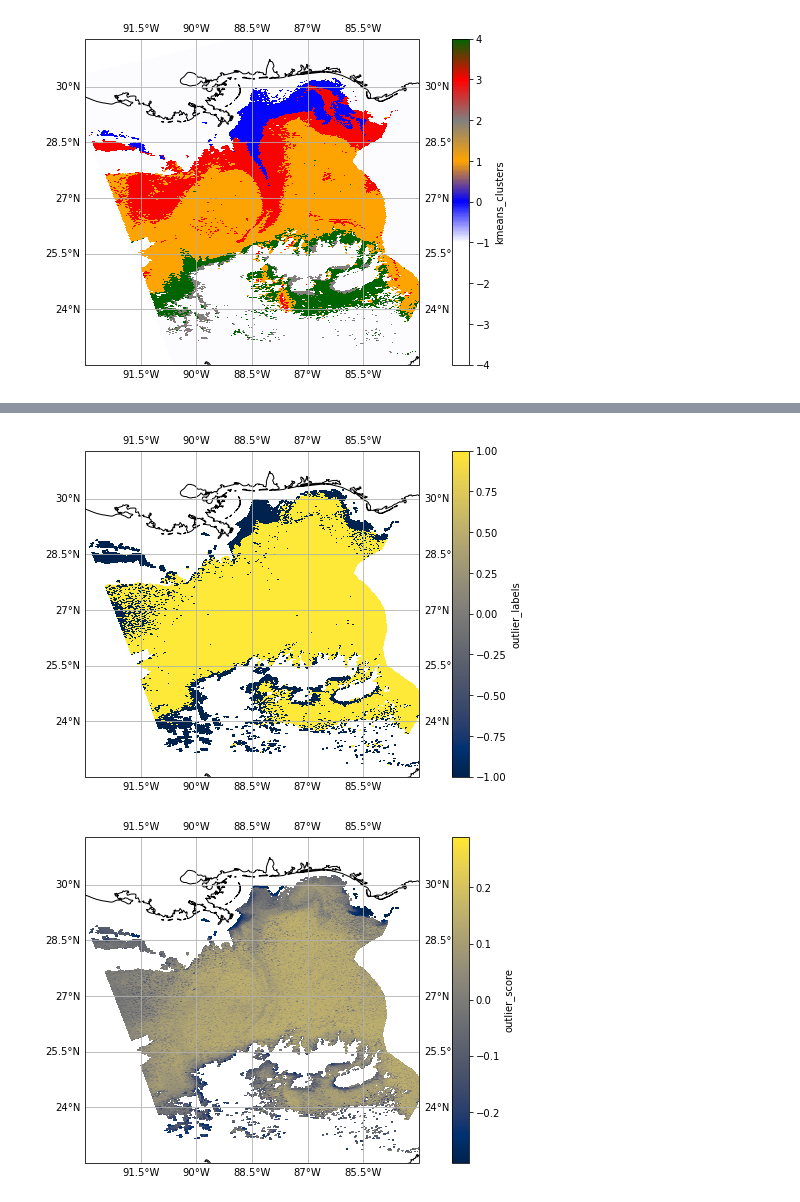
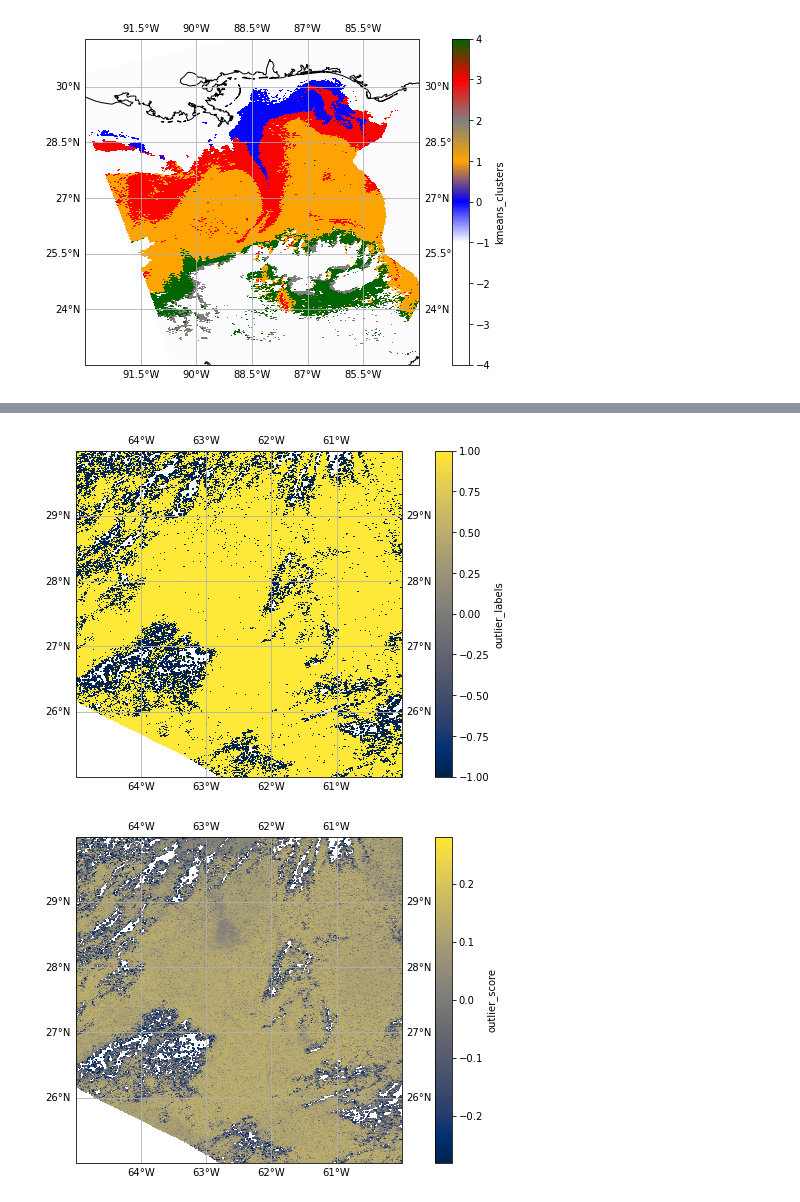
Before and after one commit to patrickcgray/ml_in_ocean_rs, a Jupyter notebook: clustering_pace.ipynb, the cells around one changed output, grey strips where cells are left out. Cells and saved outputs as stored; diff of their text form; code cells hidden in the pictures.

```diff
--- a/clustering_pace.ipynb
+++ b/clustering_pace.ipynb
@@ -150,7 +170,8 @@ Text(0.5, 1.0, 'Elbow curve')
 # %%
 from sklearn.cluster import KMeans
 
-X = masked_flat_xds[:,20:]
+# X = masked_flat_xds[:,20:]
+X = (masked_flat_xds[:,20:].T/masked_flat_xds[:,45]).T
 
 kmeans = KMeans(n_clusters=5, random_state=42,).fit(X)
 # %%
@@ -217,5 +238,6 @@ Attributes: (12/45)
 # %%
-kmeans_grid = all_clusters.reshape(1709,1272)
+# kmeans_grid = all_clusters.reshape(1709,1272)
+kmeans_grid = all_clusters.reshape(1710,1272)
 # %%
 xds_subset['kmeans_clusters'] = xr.DataArray(kmeans_grid, dims=['x', 'y'])
 # %%
@@ -294,7 +328,7 @@ all_outliers = np.zeros(flat_xds.shape[0])
 all_outliers[:] = np.nan
 all_outliers[mask] = outlier_score
 
-outlier_grid = all_outliers.reshape(1709,1272)
+outlier_grid = all_outliers.reshape(1710,1272)
 
 xds_subset['outlier_score'] = xr.DataArray(outlier_grid, dims=['x', 'y'])
 # %%
@@ -302,6 +336,6 @@ all_outlier_labs = np.zeros(flat_xds.shape[0])
 all_outlier_labs[:] = np.nan
 all_outlier_labs[mask] = outlier_labels
 
-outlier_lab_grid = all_outlier_labs.reshape(1709,1272)
+outlier_lab_grid = all_outlier_labs.reshape(1710,1272)
 
 xds_subset['outlier_labels'] = xr.DataArray(outlier_lab_grid, dims=['x', 'y'])
@@ -308,22 +362,25 @@ xds_subset['outlier_labels'] = xr.DataArray(outlier_lab_grid, dims=['x', 'y'])
 # %%
 fig, ax = plt.subplots(figsize=(12,6), subplot_kw=dict(projection=crs.PlateCarree()))
 ax.coastlines(resolution='10m')
 
 # ax.set_ylim(36,42)
 # ax.set_xlim(-72.5,-70)
 
-ax.set_ylim(22.5,31.3)
-ax.set_xlim(-93,-84)
+ax.set_xlim(-65,-60)
+ax.set_ylim(25,30)
+
+# ax.set_ylim(22.5,31.3)
+# ax.set_xlim(-93,-84)
 
 xds_subset.outlier_labels.plot(ax=ax, x='longitude', y='latitude', cmap='cividis')
 
 gl = ax.gridlines(draw_labels=True)
 
 # plt.savefig('figs/440nm_northwest_atlantic_pace.png',dpi=300)
 
 plt.show()
 # %% [output]
-[figure, old version]
+[figure, new version]
 # %%
 fig, ax = plt.subplots(figsize=(12,6), subplot_kw=dict(projection=crs.PlateCarree()))
 ax.coastlines(resolution='10m')
@@ -331,8 +388,11 @@ ax.coastlines(resolution='10m')
 # ax.set_ylim(36,42)
 # ax.set_xlim(-72.5,-70)
 
-ax.set_ylim(22.5,31.3)
-ax.set_xlim(-93,-84)
+# ax.set_ylim(22.5,31.3)
+# ax.set_xlim(-93,-84)
+
+ax.set_xlim(-65,-60)
+ax.set_ylim(25,30)
 
 xds_subset.outlier_score.plot(ax=ax, x='longitude', y='latitude', cmap='cividis')
 
@@ -342,7 +402,7 @@ gl = ax.gridlines(draw_labels=True)
 
 plt.show()
 # %% [output]
-[figure, old version]
+[figure, new version]
 # %%
 ind = np.argpartition(outlier_score, 500)[:500]
 # %%
```
Also changed, not shown: parts of 26 cells of this notebook.
